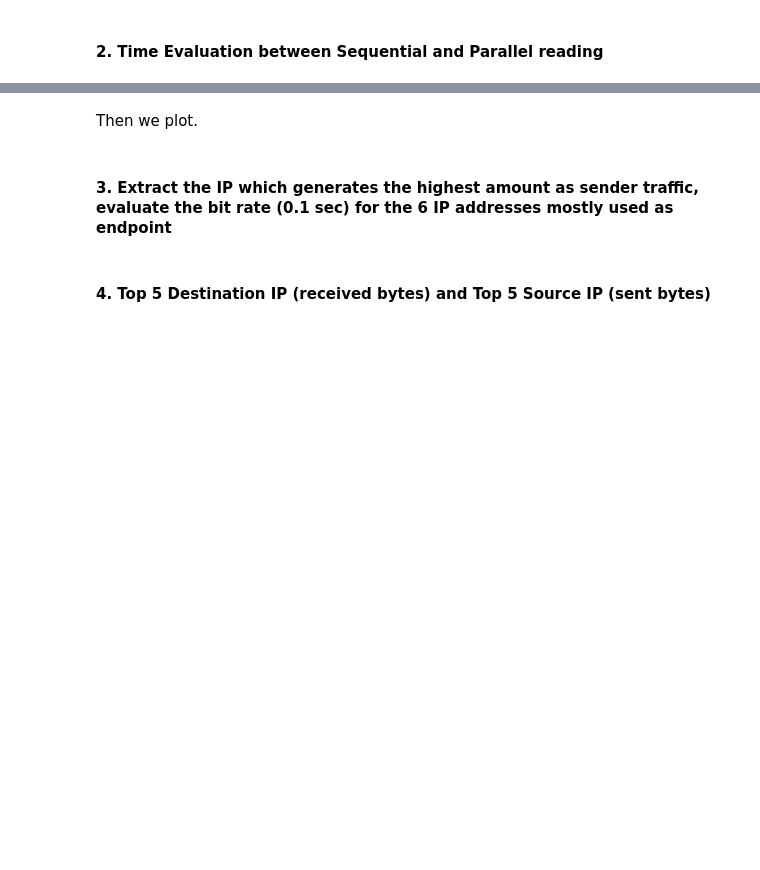
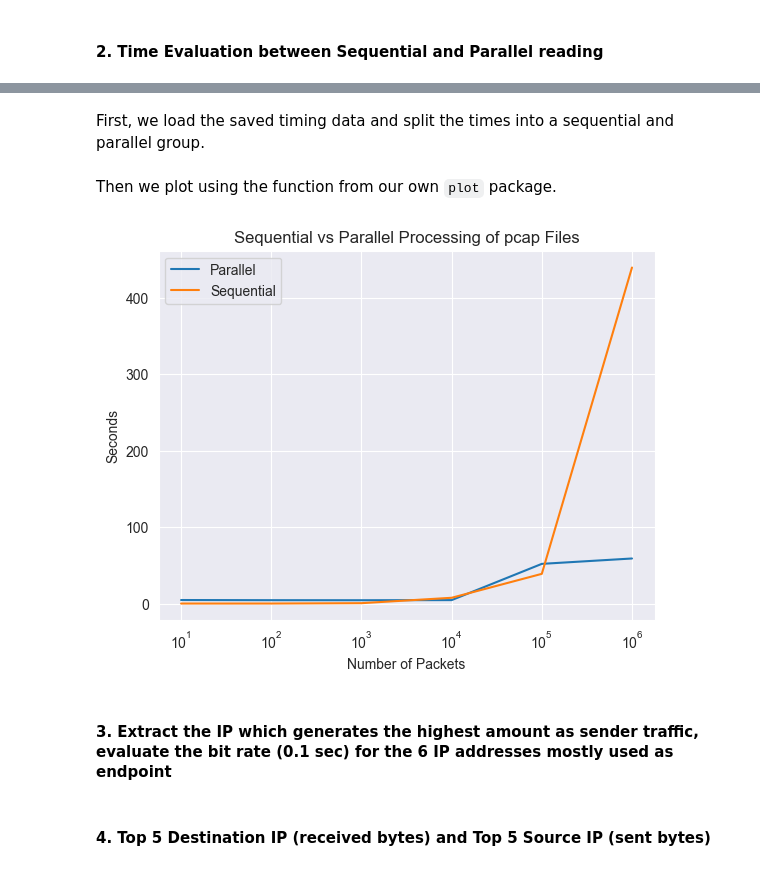
Before and after one commit to ericrubia99/NBD_Lab, a Jupyter notebook: Project.ipynb, the cells around one changed output, grey strips where cells are left out. Saved outputs shown, nothing was run; the diff lists cells and outputs as text; code cells hidden in the pictures; blank space fills up the shorter version.

Commit message:
clean up * add auto reloading of modules to notebook * add plot package with plotting function for A2 * add readme to plot package

```diff
--- a/Project.ipynb
+++ b/Project.ipynb
@@ -57,6 +78,6 @@ First, we combine all the different measurement dataframes into a single one
+# %% [markdown]
+First, we load the saved timing data and split the times into a sequential and parallel group.
 # %%
-timing_df = reduce(lambda a, b: pd.concat((a, b), axis=0, ignore_index=True), map(lambda df_path: pd.read_feather(df_path), glob.glob("data/timing_results/*.feather")))
+timing_df = pd.read_feather("data/reading_times.feather")
 parallel_times = timing_df[timing_df.read_type == 'parallel']
 sequential_times = timing_df[timing_df.read_type == 'sequential']
-# %% [markdown]
-Then we plot.
@@ -74,3 +84,10 @@ plt.show()
+# %% [markdown]
+Then we plot using the function from our own `plot` package.
+# %%
+import plot
+fig, ax = plot.plot_read_time(sequential_times, parallel_times)
+# %% [output]
+[figure, added]
 # %% [markdown]
 #### 3. Extract the IP which generates the highest amount as sender traffic, evaluate the bit rate (0.1 sec) for the 6 IP addresses mostly used as endpoint
 # %%
```
Also changed, not shown: parts of 7 cells of this notebook, 3 other files.
